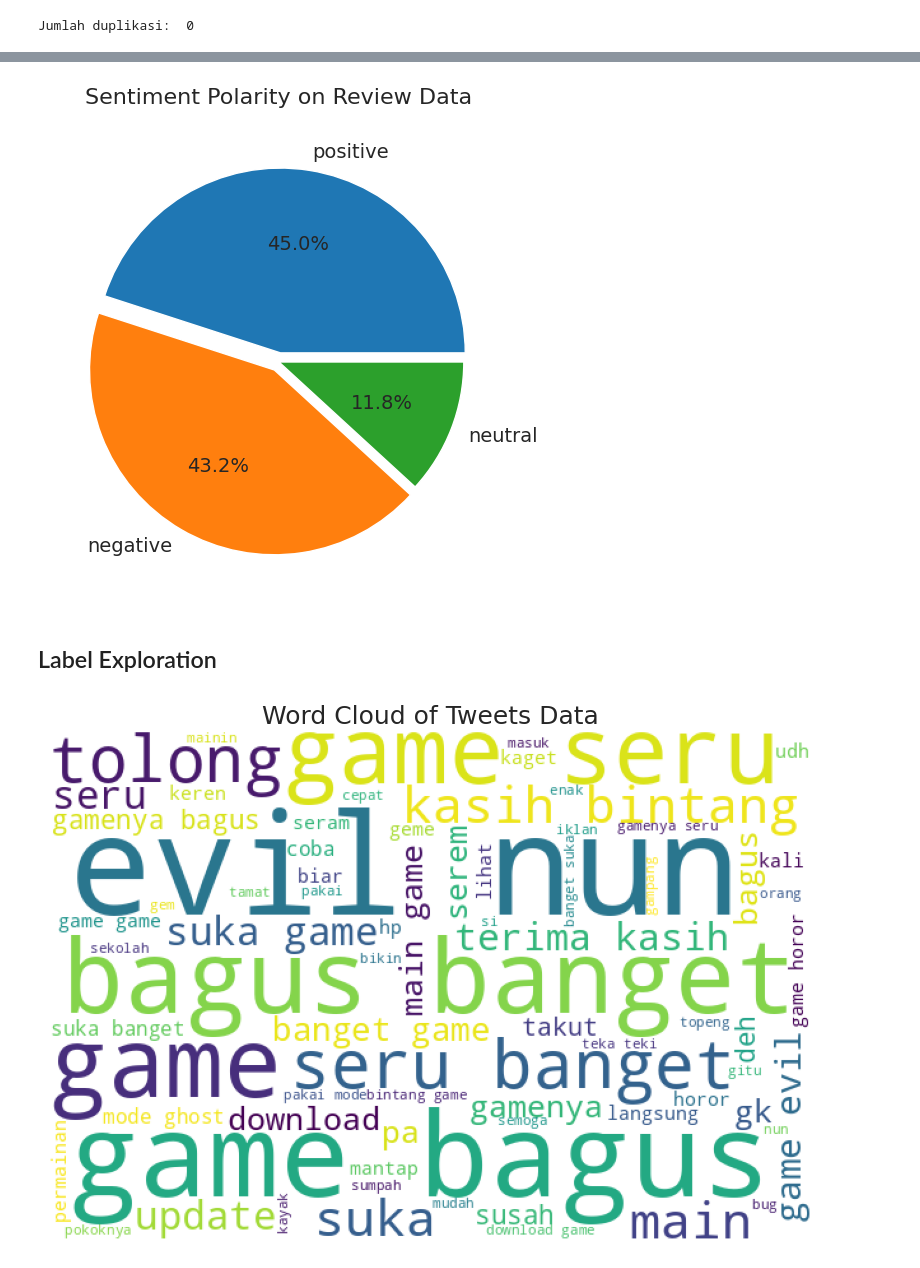
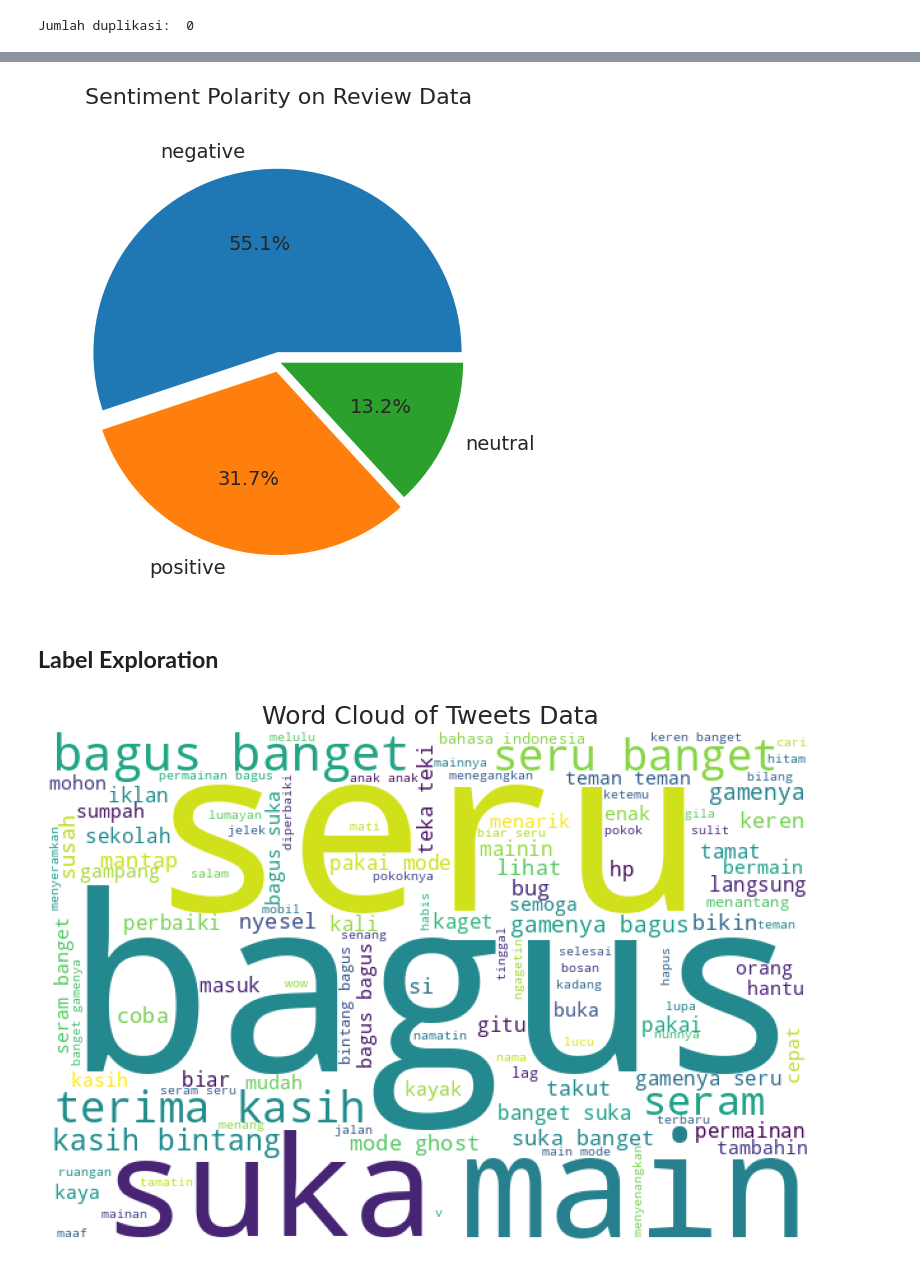
Before and after one commit to Refanz/sentiment-analysis-game-evil-nun2-origins, a Jupyter notebook: notebook.ipynb, the cells around one changed output, grey strips where cells are left out. Drawn from its saved outputs; the diff is of its cells as text; code cells hidden in the pictures.

```diff
--- a/notebook.ipynb
+++ b/notebook.ipynb
@@ -155,9 +176,9 @@ def cleaning_text(text):
     text = re.sub(r'RT[\s]+', '', text)  # Menghapus retweet
     text = re.sub(r'http\S+', '', text)  # Menghapus link
     text = re.sub(r'[0-9]+', '', text)  # Menghapus angka
+    text = remove_punctuation(text)  # Menghapus tanda baca
     text = re.sub(r'[^\w\s]', '', text)  # Menghapus karakter selain huruf dan angka
     text = text.replace('\n', ' ')  # Mengganti baris baru dengan spasi
-    text = text.translate(str.maketrans('', '', string.punctuation))  # Menghapus tanda baca
     text = text.strip(' ')  # Menghapus karakter awal dan akhir
 
     return text
@@ -176,10 +197,26 @@ def tokenizing_text(text):
 def filtering_text(text):
     list_stopwords = set(stopwords.words('indonesian'))
     list_stopwords1 = set(stopwords.words('english'))
+
+    factory = StopWordRemoverFactory()
+    stopwords_sastrawi = factory.get_stop_words()
+
+    game_stopwords = ['game', 'update', 'versi', 'download', "evil nun", "misi", "chapter", "youtube", "youtuber", "yt",
+                      "developer", "dvloper", "install", "aci", "miawaug", "miaw", "aug", "evil", "nun", "nan",
+                      "playstore", "play", "store", "topeng", "horor", "granny", "admin", "save", "load", "miauaug",
+                      "keplerians", "apk", "aplikasi", "balon", "udara", "pintu", "buku", "mask", "cable"]
+
+    general_stopwords = ['iya', 'yaa', 'yaaa' 'gak', 'nya', 'na', 'sih', 'ku', "di", "ga", "ya", "gaa", "loh", "kah",
+                         "woi",
+                         "woii", "woy",
+                         "anjir", "njir", "deh", "ah", "coy", "wkwkwk", "wkwkwkwk", "cuy", "dehh", "deh", "dh", "donk",
+                         "eh", "hahaha", "hehehe", "ih", "lho", "mah", "nge", "ny", "nyaa", "omg", "yah", "yey", "tuh",
+                         "apa", "allah", "asalamualaikum", "bye", "wr wb", "wr", "wb", "asalamu", "alaikum", "assalamu"]
+
+    list_stopwords.update(game_stopwords)
+    list_stopwords.update(stopwords_sastrawi)
     list_stopwords.update(list_stopwords1)
-    list_stopwords.update(
-        ['iya', 'yaa', 'gak', 'nya', 'na', 'sih', 'ku', "di", "ga", "ya", "gaa", "loh", "kah", "woi", "woii", "woy",
-         "anjir", "njir"])
+    list_stopwords.update(general_stopwords)
 
     filtered = []
 
@@ -188,6 +225,7 @@ def filtering_text(text):
             filtered.append(txt)
 
     text = filtered
+
     return text
 # %%
 # Membuat helper function untuk mengubah kata menjadi kata dasar
@@ -558,7 +371,6 @@ lexicon_negative
 # %%
 def sentiment_analysis_lexicon_indonesia(text):
     score = 0
-    polarity = ''
 
     for word in text:
         if word in lexicon_positive:
@@ -579,8 +391,9 @@ def sentiment_analysis_lexicon_indonesia(text):
 # %%
 results = clean_df['text_stopwords'].apply(sentiment_analysis_lexicon_indonesia)
 results = list(zip(*results))
-clean_df['polarity_score'] = results[0]
-clean_df["polarity"] = results[1]
-print(clean_df['polarity'].value_counts())
+labeled_df = clean_df.copy()
+labeled_df['polarity_score'] = results[0]
+labeled_df["polarity"] = results[1]
+print(labeled_df['polarity'].value_counts())
 # %% [output]
 polarity
@@ -609,10 +422,10 @@ clean_df
 fig, ax = plt.subplots(figsize=(6, 6))
 
 # Mengambil jumlah data polaritas sentimen dari DataFrame 'clean_df' dan menyumpannya dalam list sizes
-sizes = [count for count in clean_df['polarity'].value_counts()]
+sizes = [count for count in labeled_df['polarity'].value_counts()]
 
 # Mengambil label atau kategori sentimen dari DataFrame 'clean_df' dan menyumpannya dalam list labels
-labels = list(clean_df['polarity'].value_counts().index)
+labels = list(labeled_df['polarity'].value_counts().index)
 
 # Menentukan seberapa jauh potongan dari pie chart akan ditarik (0.05 artinya potongan pertama dan kedua akan sedikit terpisah)
 explode = (0.05, 0.05, 0)
@@ -632,9 +445,9 @@ ax.set_title('Sentiment Polarity on Review Data', fontsize=16, pad=20)
 # Menampilkan pie chart
 plt.show()
 # %% [output]
-[figure, old version]
+[figure, new version]
 # %% [markdown]
-## Label Exploration
+## **Label Exploration**
 # %%
 def generate_tweets(polarity):
     # Mengatur opsi tampilan Pandas agar kolom dapat menapilkan teks hingga 3000 karakter
@@ -701,9 +514,9 @@ negative_tweets = generate_tweets('negative')
 neutral_tweets = generate_tweets('neutral')
 # %%
 # Menampikan semua kata
-show_wordcloud_from_tweets(clean_df["text_stopwords"], title="Word Cloud of Tweets Data")
+show_wordcloud_from_tweets(labeled_df["text_stopwords"], title="Word Cloud of Tweets Data")
 # %% [output]
-[figure, old version]
+[figure, new version]
 # %%
 # Menampikan word cloud positif
 show_wordcloud_from_tweets(positive_tweets['text_stopwords'], title="Word Cloud of Positive Tweets")
```
Also changed, not shown: parts of 72 cells of this notebook, 1 other file.
